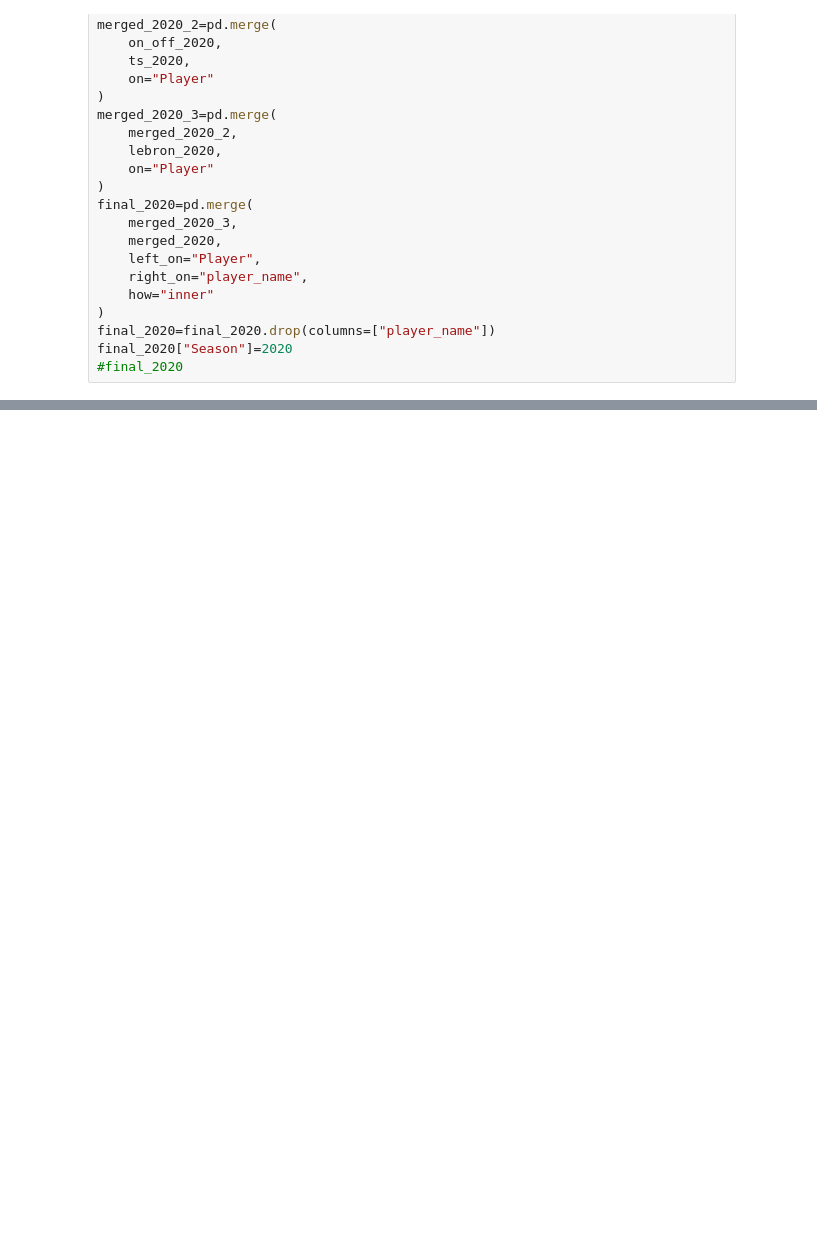
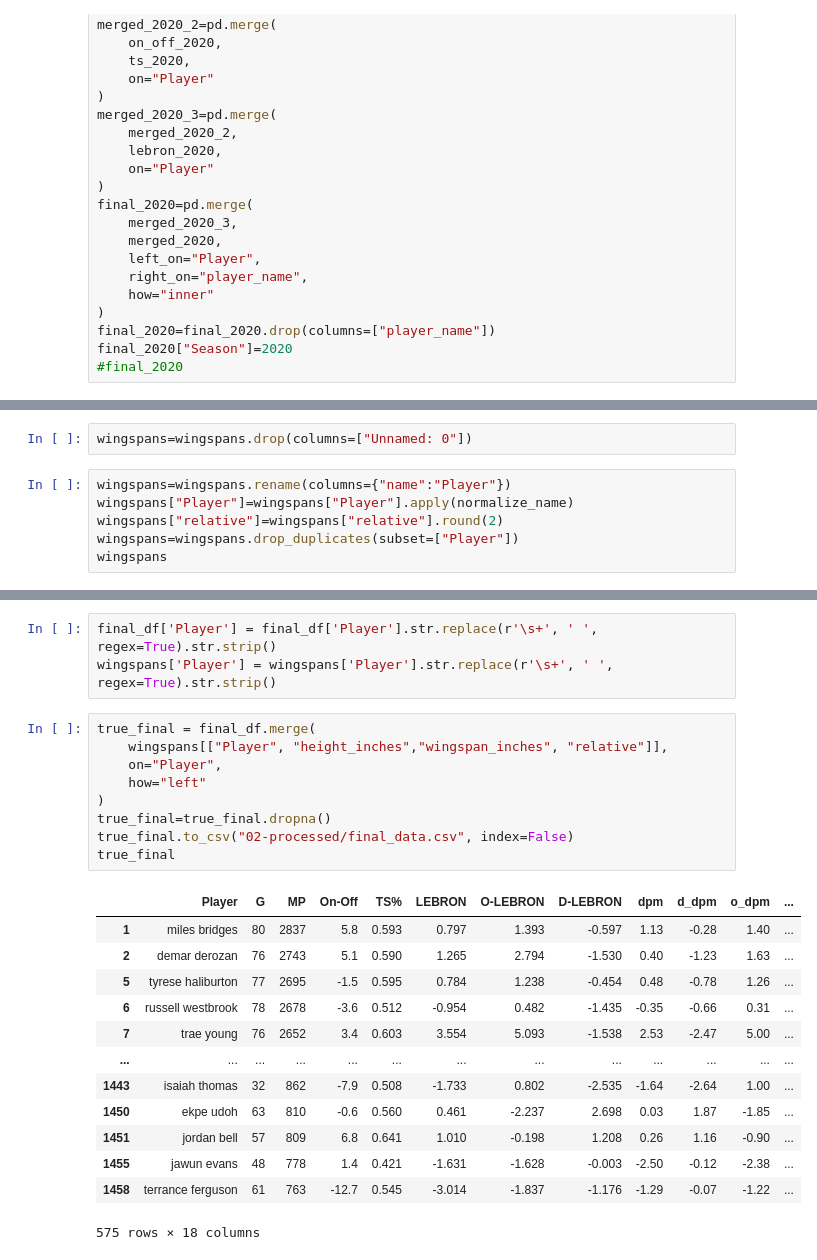
Before and after one commit to COGS108/Group135_WI26, a Jupyter notebook: data/Final_Data_Generator.ipynb, the cells around one changed output, grey strips where cells are left out. Cells and saved outputs as stored; diff of their text form; blank space fills up the shorter version.

```diff
--- a/data/Final_Data_Generator.ipynb
+++ b/data/Final_Data_Generator.ipynb
@@ -191,0 +219,8 @@ final_2018
+# %%
+wingspans=wingspans.drop(columns=["Unnamed: 0"])
+# %%
+wingspans=wingspans.rename(columns={"name":"Player"})
+wingspans["Player"]=wingspans["Player"].apply(normalize_name)
+wingspans["relative"]=wingspans["relative"].round(2)
+wingspans=wingspans.drop_duplicates(subset=["Player"])
+wingspans
@@ -191,0 +258,26 @@ final_2018
+# %%
+final_df['Player'] = final_df['Player'].str.replace(r'\s+', ' ', regex=True).str.strip()
+wingspans['Player'] = wingspans['Player'].str.replace(r'\s+', ' ', regex=True).str.strip()
+# %%
+true_final = final_df.merge(
+    wingspans[["Player", "height_inches","wingspan_inches", "relative"]],
+    on="Player",
+    how="left"
+)
+true_final=true_final.dropna()
+true_final.to_csv("02-processed/final_data.csv", index=False)
+true_final
+# %% [output]
+|  | Player | G | MP | On-Off | TS% | LEBRON | O-LEBRON | D-LEBRON | dpm | d_dpm | o_dpm | ... |
+| 1 | miles bridges | 80 | 2837 | 5.8 | 0.593 | 0.797 | 1.393 | -0.597 | 1.13 | -0.28 | 1.40 | ... |
+| 2 | demar derozan | 76 | 2743 | 5.1 | 0.590 | 1.265 | 2.794 | -1.530 | 0.40 | -1.23 | 1.63 | ... |
+| 5 | tyrese haliburton | 77 | 2695 | -1.5 | 0.595 | 0.784 | 1.238 | -0.454 | 0.48 | -0.78 | 1.26 | ... |
+| 6 | russell westbrook | 78 | 2678 | -3.6 | 0.512 | -0.954 | 0.482 | -1.435 | -0.35 | -0.66 | 0.31 | ... |
+| 7 | trae young | 76 | 2652 | 3.4 | 0.603 | 3.554 | 5.093 | -1.538 | 2.53 | -2.47 | 5.00 | ... |
+| ... | ... | ... | ... | ... | ... | ... | ... | ... | ... | ... | ... | ... |
+| 1443 | isaiah thomas | 32 | 862 | -7.9 | 0.508 | -1.733 | 0.802 | -2.535 | -1.64 | -2.64 | 1.00 | ... |
+| 1450 | ekpe udoh | 63 | 810 | -0.6 | 0.560 | 0.461 | -2.237 | 2.698 | 0.03 | 1.87 | -1.85 | ... |
+| 1451 | jordan bell | 57 | 809 | 6.8 | 0.641 | 1.010 | -0.198 | 1.208 | 0.26 | 1.16 | -0.90 | ... |
+| 1455 | jawun evans | 48 | 778 | 1.4 | 0.421 | -1.631 | -1.628 | -0.003 | -2.50 | -0.12 | -2.38 | ... |
+| 1458 | terrance ferguson | 61 | 763 | -12.7 | 0.545 | -3.014 | -1.837 | -1.176 | -1.29 | -0.07 | -1.22 | ... |
+575 rows × 18 columns
```
Also changed, not shown: parts of 15 cells of this notebook, 4 other files.
